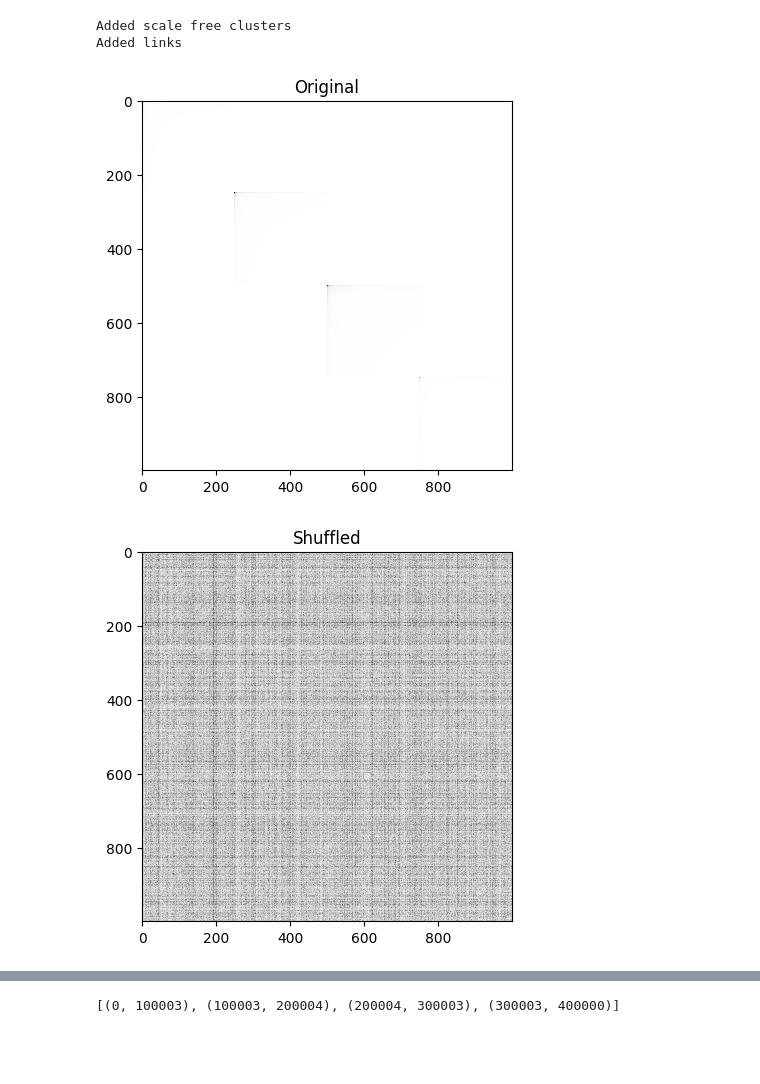
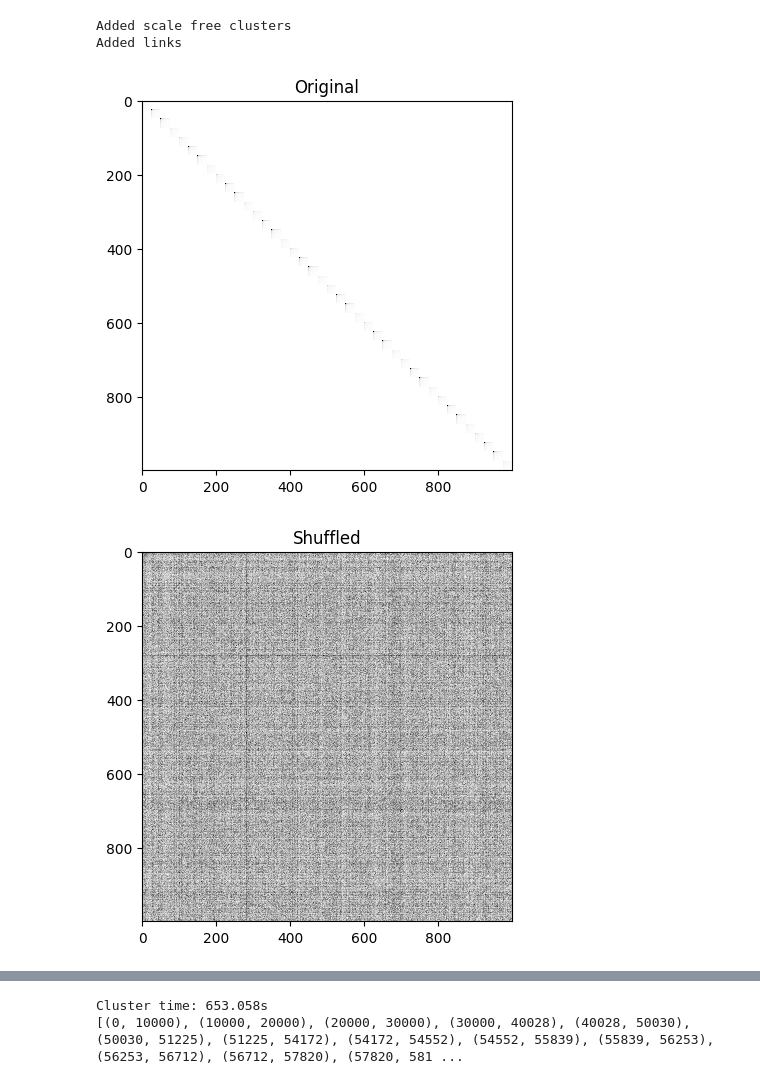
Before and after one commit to mlabs-ai/autograph, a Jupyter notebook: python/show_cluster_results.ipynb, the cells around one changed output, grey strips where cells are left out. Drawn from its saved outputs; the diff is of its cells as text; code cells hidden in the pictures; blank space fills up the shorter version.

```diff
--- a/python/show_cluster_results.ipynb
+++ b/python/show_cluster_results.ipynb
@@ -11,37 +11,42 @@ def draw_adjacency_matrix(
     plt.title(title)
     plt.show()
 # %%
+import time
+
+cluster_size = 10_000
+num_clusters = 40
+pepper_amount = 1_000
+
 builder = autograph.GraphBuilder(0)
-builder.add_scale_free_cluster(100_000, 100)
-builder.add_scale_free_cluster(100_000, 150)
-builder.add_scale_free_cluster(100_000, 250)
-builder.add_scale_free_cluster(100_000, 50)
+for i in range(num_clusters):
+    builder.add_scale_free_cluster(cluster_size, 100)
 
-print("Added scale free clusters")
+print("Added scale free clusters", flush=True)
 
-for _ in range(1_000):
-    builder.add_random_link(0, 1)
-    builder.add_random_link(1, 2)
-    builder.add_random_link(2, 3)
+for _ in range(pepper_amount):
+    for i in range(num_clusters):
+        builder.add_random_link(i, (i + 1) % num_clusters)
 
-print("Added links")
+print("Added links", flush=True)
 
 graph = builder.finalize_graph()
 draw_adjacency_matrix(graph, "Original")
 
 graph.shuffle_vertex_ids(0)
 draw_adjacency_matrix(graph, "Shuffled")
 
-print("Clustering")
+print("Clustering", flush=True)
+start_time = time.time()
+graph.cluster(0.01, 5, 0.1, 250)
+cluster_time = time.time() - start_time
 
-graph.cluster(0.01, 5, 0.1, 100)
 draw_adjacency_matrix(graph, "Re-clustered")
-
+print(f"Cluster time: {cluster_time:.3f}s", flush=True)
 print(graph.get_clusters())
 # %% [output]
 Added scale free clusters
 Added links
-[figure, old version]
+[figure, new version]
-[figure, old version]
+[figure, new version]
 Clustering
 Running on 0..400000
@@ -55 +69,2 @@ Running on 300753..400000
-[(0, 100003), (100003, 200004), (200004, 300003), (300003, 400000)]
+Cluster time: 653.058s
+[(0, 10000), (10000, 20000), (20000, 30000), (30000, 40028), (40028, 50030), (50030, 51225), (51225, 54172), (54172, 54552), (54552, 55839), (55839, 56253), (56253, 56712), (56712, 57820), (57820, 581 ...
```
Also changed, not shown: parts of 1 cell of this notebook, 4 other files.
